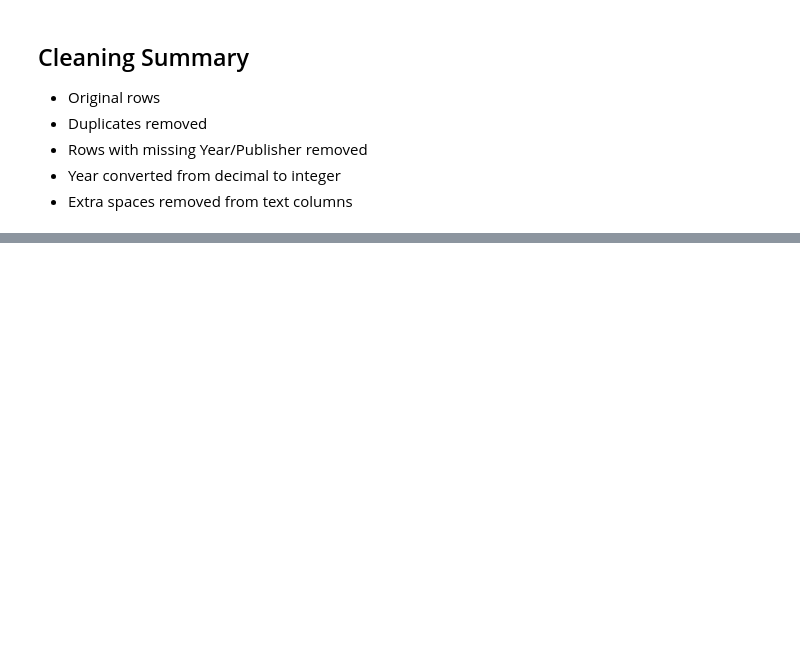
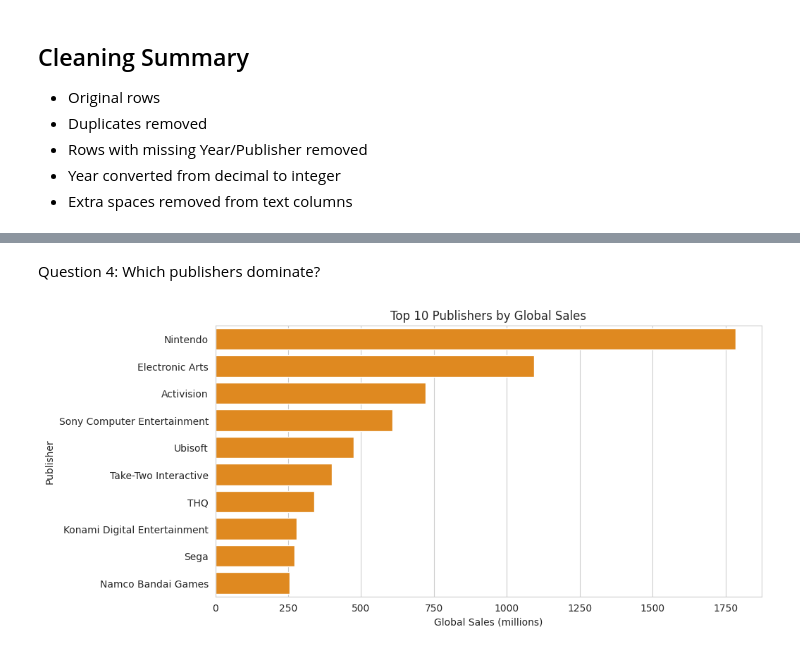
Before and after one commit to Amary754/gaming-analysis, a Jupyter notebook: analysis.ipynb, the cells around one changed output, grey strips where cells are left out. Saved outputs shown, nothing was run; the diff lists cells and outputs as text; code cells hidden in the pictures; blank space fills up the shorter version.

```diff
--- a/analysis.ipynb
+++ b/analysis.ipynb
@@ -83,0 +154,15 @@ df_clean.to_csv("vgsales_clean.csv", index=False)
+# %% [markdown]
+Question 4: Which publishers dominate?
+# %%
+publisher_sales = (df_clean.groupby("Publisher")["Global_Sales"]
+                   .sum()
+                   .sort_values(ascending=False)
+                   .head(10))
+
+plt.figure(figsize=(10, 5))
+sns.barplot(x=publisher_sales.values, y=publisher_sales.index, color="darkorange")
+plt.title("Top 10 Publishers by Global Sales")
+plt.xlabel("Global Sales (millions)")
+plt.show()
+# %% [output]
+[figure, added]
```
Also changed, not shown: parts of 14 cells of this notebook.
